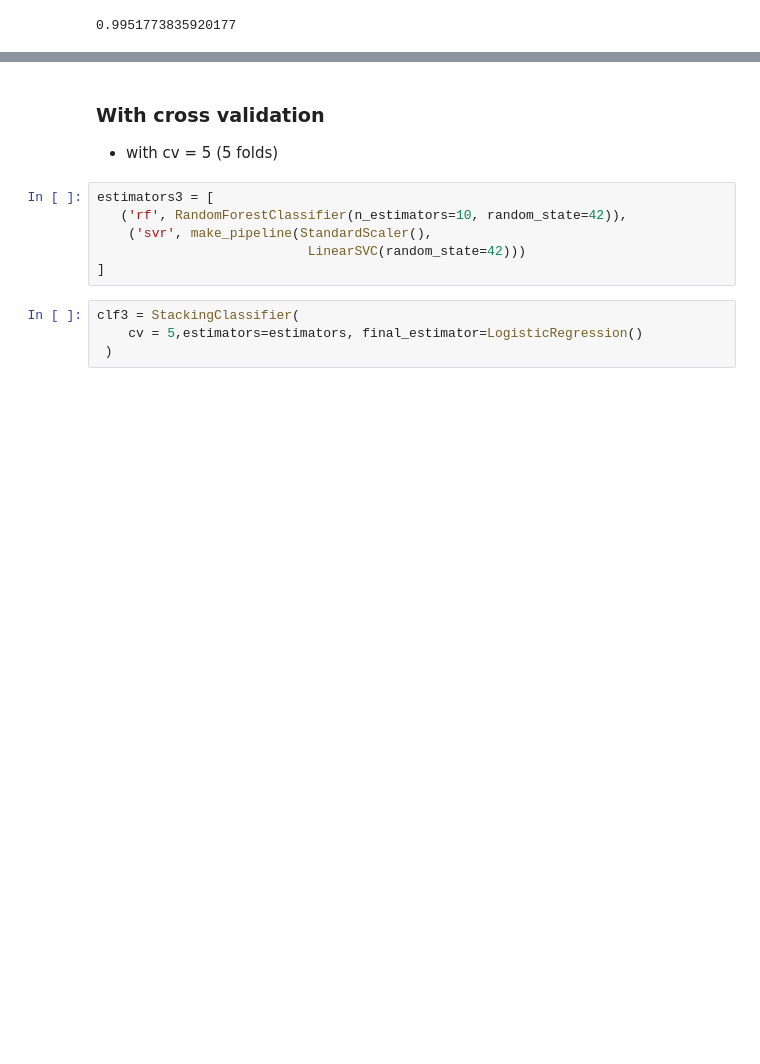
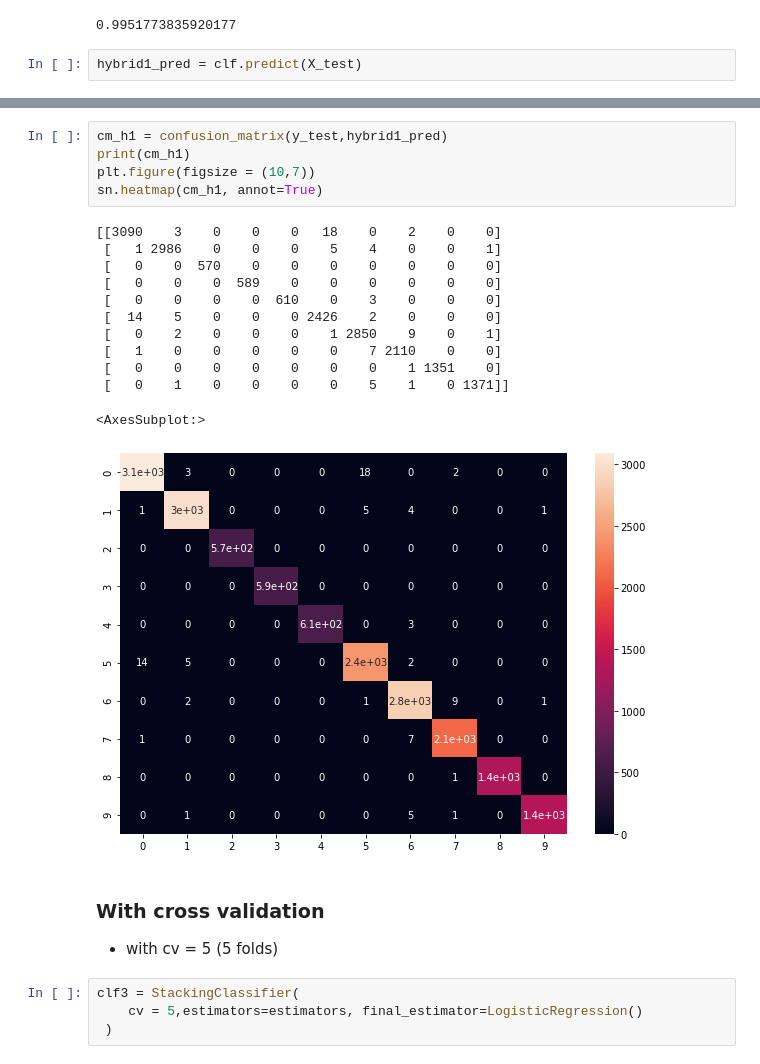
Before and after one commit to imraghavagr/Gait-Data-Analysis, a Jupyter notebook: hybrid.ipynb, the cells around one changed output, grey strips where cells are left out. Drawn from its saved outputs; the diff is of its cells as text; blank space fills up the shorter version.

Commit message:
added confusion matrix and class report in hybrid model1

```diff
--- a/hybrid.ipynb
+++ b/hybrid.ipynb
@@ -256,3 +256,5 @@ Please also refer to the documentation for alternative solver options:
     https://scikit-learn.org/stable/modules/linear_model.html#logistic-regression
   n_iter_i = _check_optimize_result(
 0.9951773835920177
+# %%
+hybrid1_pred = clf.predict(X_test)
@@ -259,13 +280,25 @@ Please also refer to the documentation for alternative solver options:
+# %%
+cm_h1 = confusion_matrix(y_test,hybrid1_pred)
+print(cm_h1)
+plt.figure(figsize = (10,7))
+sn.heatmap(cm_h1, annot=True)
+# %% [output]
+[[3090    3    0    0    0   18    0    2    0    0]
+ [   1 2986    0    0    0    5    4    0    0    1]
+ [   0    0  570    0    0    0    0    0    0    0]
+ [   0    0    0  589    0    0    0    0    0    0]
+ [   0    0    0    0  610    0    3    0    0    0]
+ [  14    5    0    0    0 2426    2    0    0    0]
+ [   0    2    0    0    0    1 2850    9    0    1]
+ [   1    0    0    0    0    0    7 2110    0    0]
+ [   0    0    0    0    0    0    0    1 1351    0]
+ [   0    1    0    0    0    0    5    1    0 1371]]
+<AxesSubplot:>
+[figure, added]
 # %% [markdown]
 ### With cross validation
 
 - with cv = 5 (5 folds)
-# %%
-estimators3 = [
-   ('rf', RandomForestClassifier(n_estimators=10, random_state=42)),
-    ('svr', make_pipeline(StandardScaler(),
-                           LinearSVC(random_state=42)))
-]
 # %%
 clf3 = StackingClassifier(
     cv = 5,estimators=estimators, final_estimator=LogisticRegression()
```
Also changed, not shown: parts of 4 cells of this notebook.
